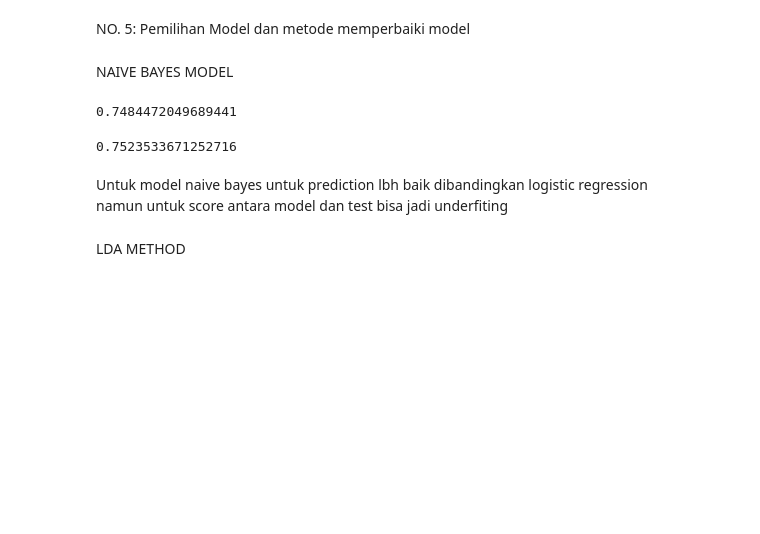
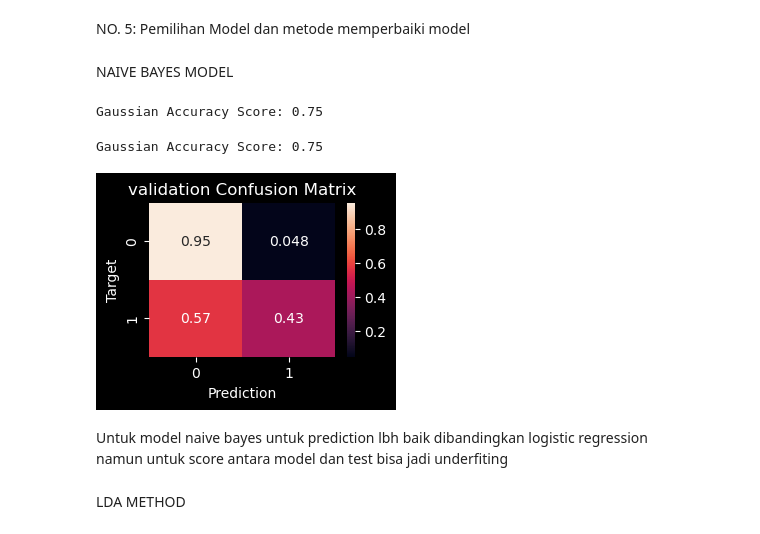
Before and after one commit to alfredwisana/machine_learning, a Jupyter notebook: logistic regression UTS ml.ipynb, the cells around one changed output. Drawn from its saved outputs; the diff is of its cells as text; code cells hidden in the pictures; blank space fills up the shorter version.

```diff
--- a/logistic regression UTS ml.ipynb
+++ b/logistic regression UTS ml.ipynb
@@ -334,16 +333,25 @@ gaussianNB.fit(X_train,y_train)
 gaussianNB_y_pred_val = gaussianNB.predict(X_val)
 # %%
 gaussianNB_acc_score = accuracy_score(y_val,gaussianNB_y_pred_val)
-gaussianNB_acc_score
+print("Gaussian Accuracy Score: %0.2f" %gaussianNB_acc_score)
 # %% [output]
-0.7484472049689441
+Gaussian Accuracy Score: 0.75
 # %%
 gaussianNB_y_pred_test = gaussianNB.predict(X_test)
 # %%
 gaussianNB_acc_score_test = accuracy_score(y_test,gaussianNB_y_pred_test)
-gaussianNB_acc_score_test
+print("Gaussian Accuracy Score: %0.2f" %gaussianNB_acc_score_test)
 # %% [output]
-0.7523533671252716
+Gaussian Accuracy Score: 0.75
+# %%
+cf = confusion_matrix(y_val, gaussianNB_y_pred_val, normalize='true')
+plt.figure(figsize=(3,2))
+sns.heatmap(cf, annot=True)
+plt.xlabel('Prediction')
+plt.ylabel('Target')
+plt.title('{} Confusion Matrix'.format('validation'));
+# %% [output]
+[figure, added]
 # %% [markdown]
 Untuk model naive bayes untuk prediction lbh baik dibandingkan logistic regression
 <br>
```
Also changed, not shown: parts of 17 cells of this notebook.
